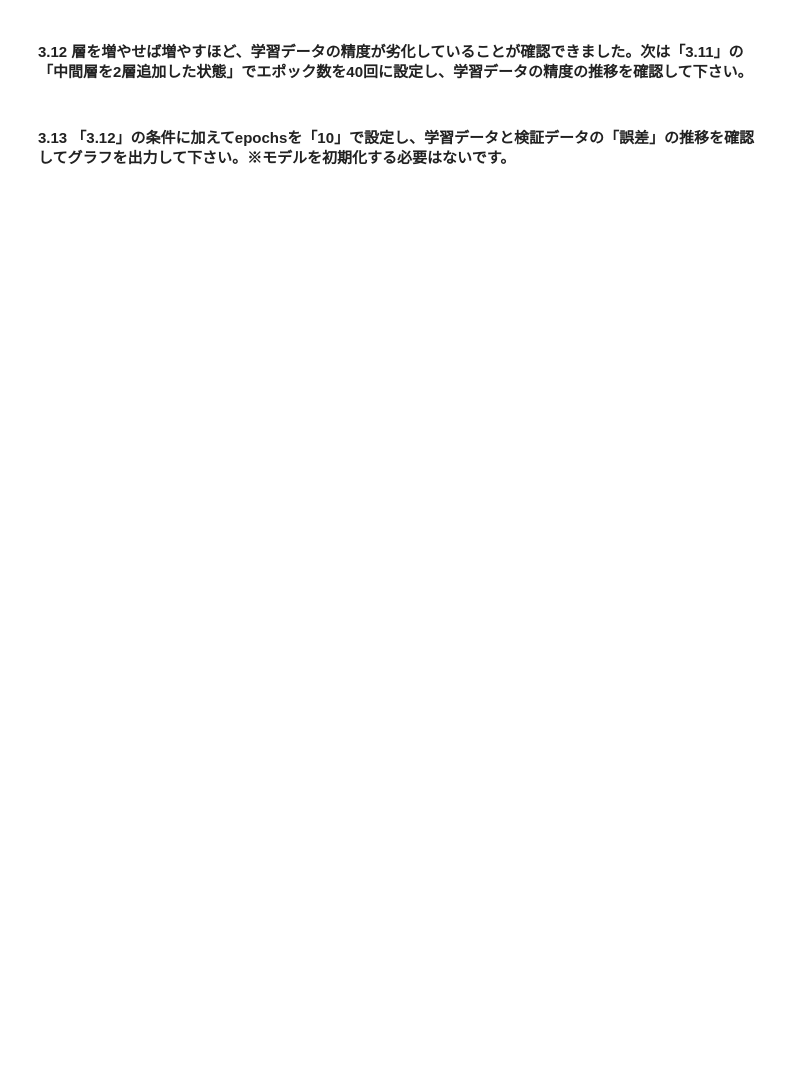
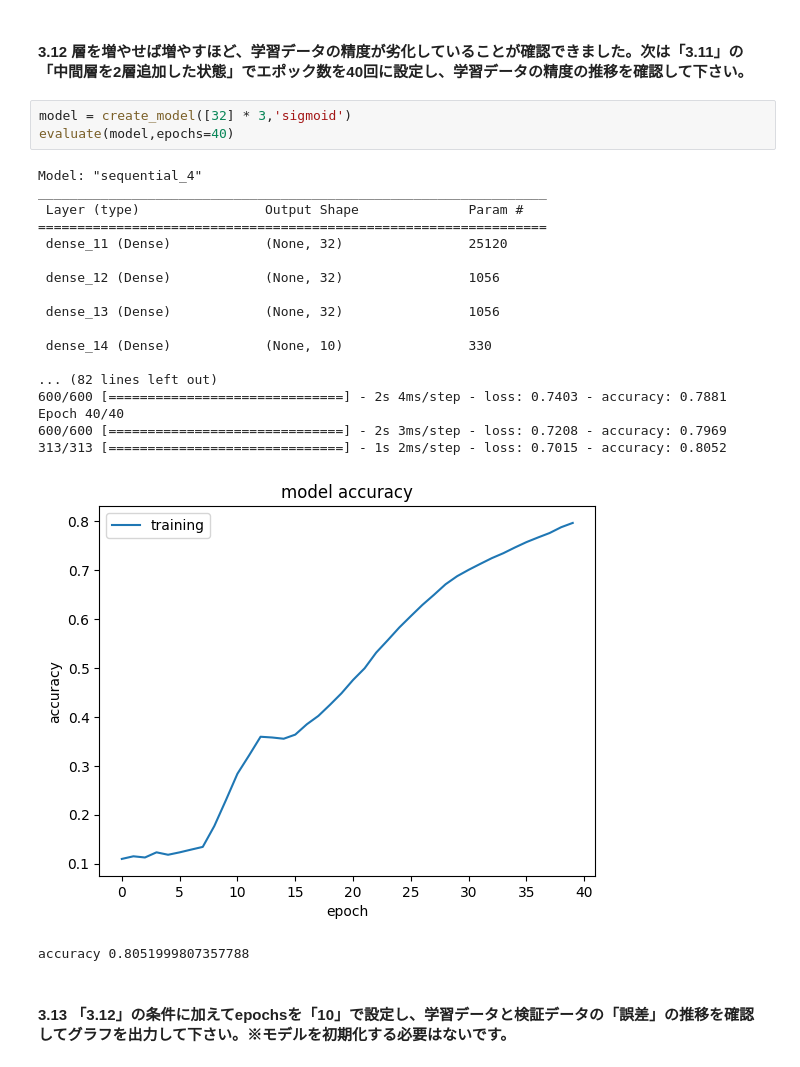
Before and after one commit to s-tak0812/python_train, a Jupyter notebook: neural_network_editor.ipynb, the cells around one changed output. Drawn from its saved outputs; the diff is of its cells as text; blank space fills up the shorter version.

```diff
--- a/neural_network_editor.ipynb
+++ b/neural_network_editor.ipynb
@@ -351,4 +439,27 @@ accuracy: 0.9018999934196472
 # %% [markdown]
 #### 3.12 層を増やせば増やすほど、学習データの精度が劣化していることが確認できました。次は「3.11」の「中間層を2層追加した状態」でエポック数を40回に設定し、学習データの精度の推移を確認して下さい。
+# %%
+model = create_model([32] * 3,'sigmoid')
+evaluate(model,epochs=40)
+# %% [output]
+Model: "sequential_4"
+_________________________________________________________________
+ Layer (type)                Output Shape              Param #
+=================================================================
+ dense_11 (Dense)            (None, 32)                25120
+
+ dense_12 (Dense)            (None, 32)                1056
+
+ dense_13 (Dense)            (None, 32)                1056
+
+ dense_14 (Dense)            (None, 10)                330
+
+... (82 lines left out)
+600/600 [==============================] - 2s 4ms/step - loss: 0.7403 - accuracy: 0.7881
+Epoch 40/40
+600/600 [==============================] - 2s 3ms/step - loss: 0.7208 - accuracy: 0.7969
+313/313 [==============================] - 1s 2ms/step - loss: 0.7015 - accuracy: 0.8052
+[figure, added]
+accuracy 0.8051999807357788
 # %% [markdown]
 #### 3.13 「3.12」の条件に加えてepochsを「10」で設定し、学習データと検証データの「誤差」の推移を確認してグラフを出力して下さい。※モデルを初期化する必要はないです。
```
Also changed, not shown: parts of 32 cells of this notebook.
